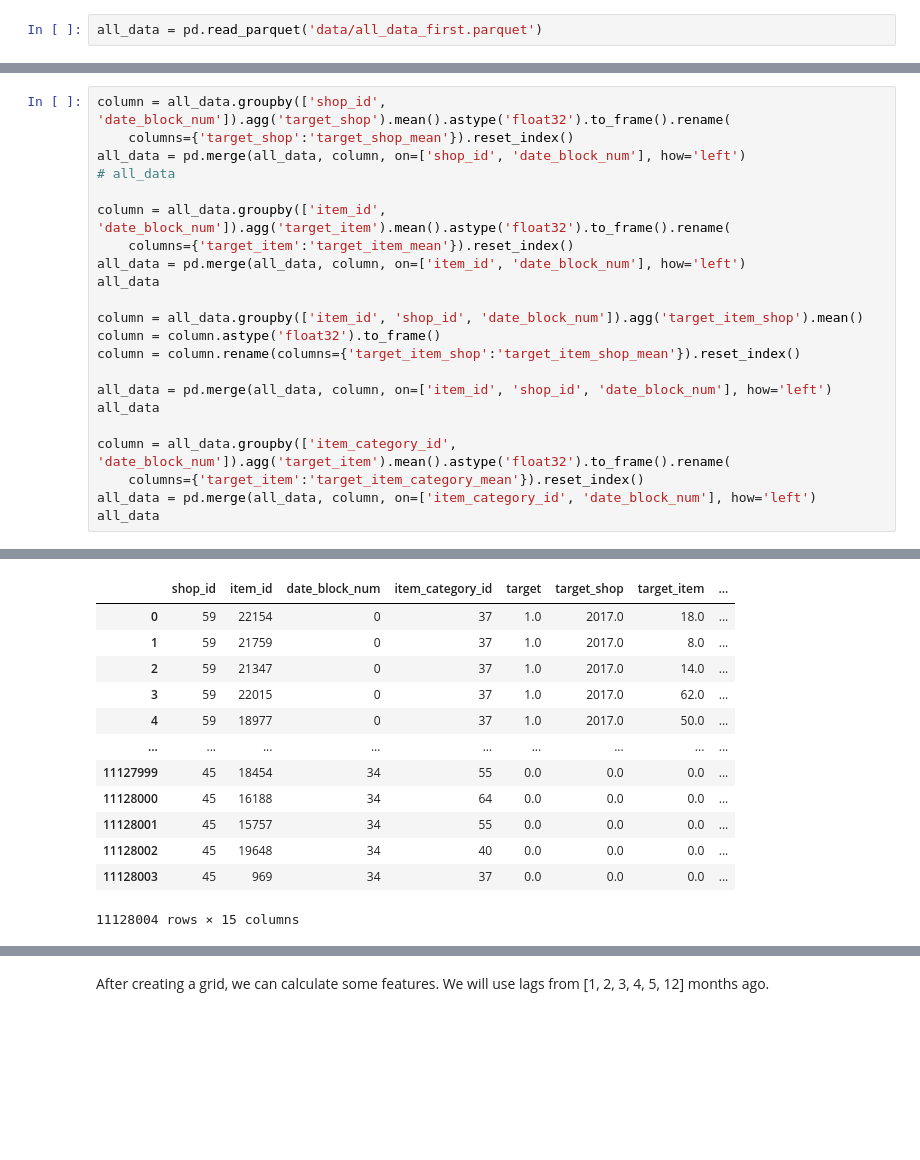
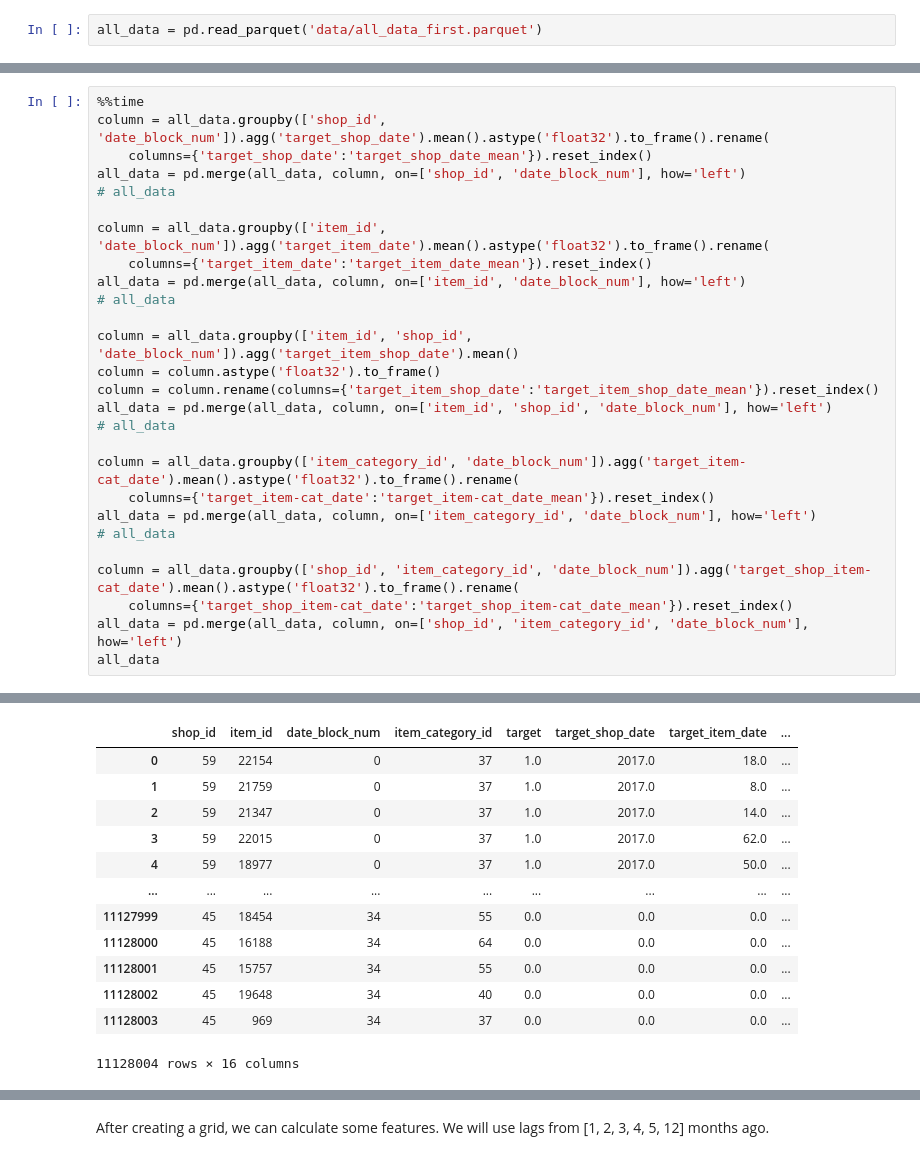
Before and after one commit to ddmitry80/coursera_how_to_win_kaggle, a Jupyter notebook: Final_project/Features_generation.ipynb, the cells around one changed output, grey strips where cells are left out. Drawn from its saved outputs; the diff is of its cells as text; blank space fills up the shorter version.

```diff
--- a/Final_project/Features_generation.ipynb
+++ b/Final_project/Features_generation.ipynb
@@ -281,23 +288,28 @@ Wall time: 1.18 s
 # %%
-column = all_data.groupby(['shop_id', 'date_block_num']).agg('target_shop').mean().astype('float32').to_frame().rename(
-    columns={'target_shop':'target_shop_mean'}).reset_index()
+%%time
+column = all_data.groupby(['shop_id', 'date_block_num']).agg('target_shop_date').mean().astype('float32').to_frame().rename(
+    columns={'target_shop_date':'target_shop_date_mean'}).reset_index()
 all_data = pd.merge(all_data, column, on=['shop_id', 'date_block_num'], how='left')
 # all_data
 
-column = all_data.groupby(['item_id', 'date_block_num']).agg('target_item').mean().astype('float32').to_frame().rename(
-    columns={'target_item':'target_item_mean'}).reset_index()
+column = all_data.groupby(['item_id', 'date_block_num']).agg('target_item_date').mean().astype('float32').to_frame().rename(
+    columns={'target_item_date':'target_item_date_mean'}).reset_index()
 all_data = pd.merge(all_data, column, on=['item_id', 'date_block_num'], how='left')
+# all_data
+
+column = all_data.groupby(['item_id', 'shop_id', 'date_block_num']).agg('target_item_shop_date').mean()
+column = column.astype('float32').to_frame()
+column = column.rename(columns={'target_item_shop_date':'target_item_shop_date_mean'}).reset_index()
+all_data = pd.merge(all_data, column, on=['item_id', 'shop_id', 'date_block_num'], how='left')
+# all_data
+
+column = all_data.groupby(['item_category_id', 'date_block_num']).agg('target_item-cat_date').mean().astype('float32').to_frame().rename(
+    columns={'target_item-cat_date':'target_item-cat_date_mean'}).reset_index()
+all_data = pd.merge(all_data, column, on=['item_category_id', 'date_block_num'], how='left')
+# all_data
+
+column = all_data.groupby(['shop_id', 'item_category_id', 'date_block_num']).agg('target_shop_item-cat_date').mean().astype('float32').to_frame().rename(
+    columns={'target_shop_item-cat_date':'target_shop_item-cat_date_mean'}).reset_index()
+all_data = pd.merge(all_data, column, on=['shop_id', 'item_category_id', 'date_block_num'], how='left')
 all_data
-
-column = all_data.groupby(['item_id', 'shop_id', 'date_block_num']).agg('target_item_shop').mean()
-column = column.astype('float32').to_frame()
-column = column.rename(columns={'target_item_shop':'target_item_shop_mean'}).reset_index()
-
-all_data = pd.merge(all_data, column, on=['item_id', 'shop_id', 'date_block_num'], how='left')
-all_data
-
-column = all_data.groupby(['item_category_id', 'date_block_num']).agg('target_item').mean().astype('float32').to_frame().rename(
-    columns={'target_item':'target_item_category_mean'}).reset_index()
-all_data = pd.merge(all_data, column, on=['item_category_id', 'date_block_num'], how='left')
-all_data
 # %% [output]
@@ -304,4 +318,4 @@ all_data
-|  | shop_id | item_id | date_block_num | item_category_id | target | target_shop | target_item | ... |
+|  | shop_id | item_id | date_block_num | item_category_id | target | target_shop_date | target_item_date | ... |
 | 0 | 59 | 22154 | 0 | 37 | 1.0 | 2017.0 | 18.0 | ... |
 | 1 | 59 | 21759 | 0 | 37 | 1.0 | 2017.0 | 8.0 | ... |
 | 2 | 59 | 21347 | 0 | 37 | 1.0 | 2017.0 | 14.0 | ... |
@@ -313,4 +327,4 @@ all_data
 | 11128001 | 45 | 15757 | 34 | 55 | 0.0 | 0.0 | 0.0 | ... |
 | 11128002 | 45 | 19648 | 34 | 40 | 0.0 | 0.0 | 0.0 | ... |
 | 11128003 | 45 | 969 | 34 | 37 | 0.0 | 0.0 | 0.0 | ... |
-11128004 rows × 15 columns
+11128004 rows × 16 columns
```
Also changed, not shown: parts of 31 cells of this notebook, 2 other files.
